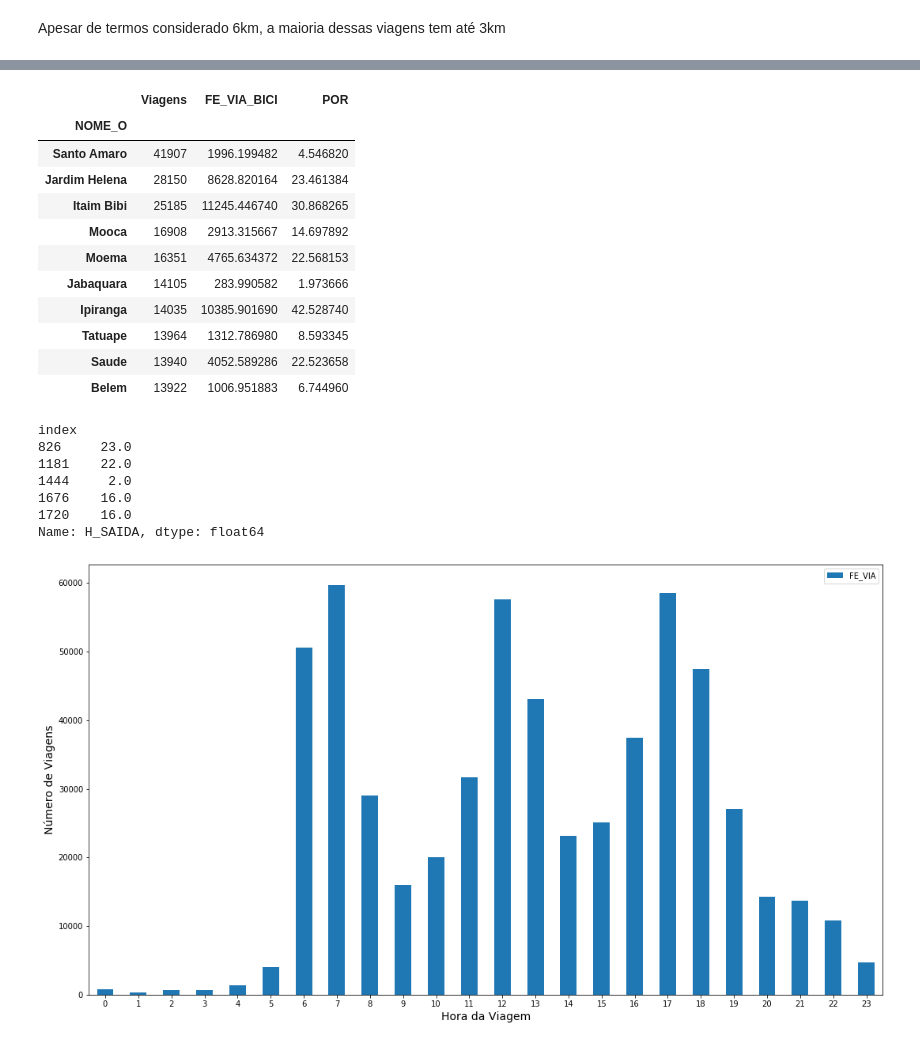
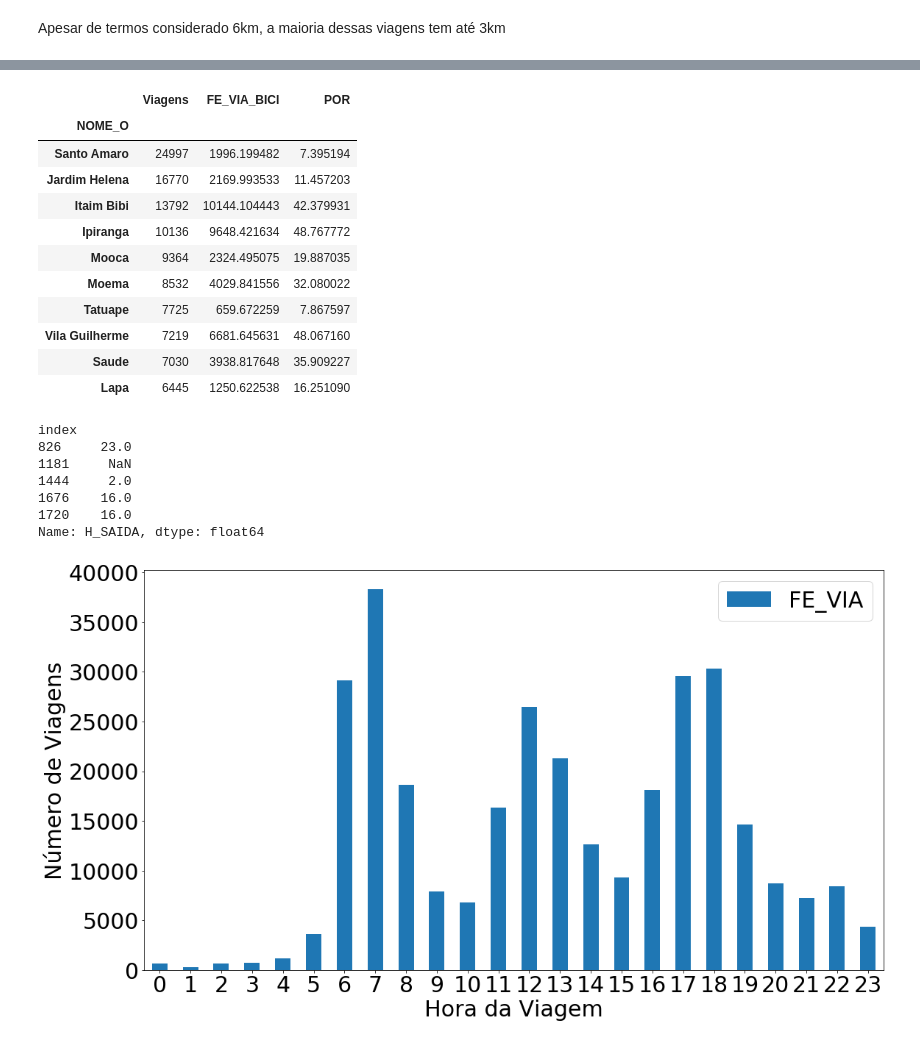
Before and after one commit to ezambomsantana/analise_od, a Jupyter notebook: notebook/Bike Analysis.ipynb, the cells around one changed output, grey strips where cells are left out. Saved outputs shown, nothing was run; the diff lists cells and outputs as text; code cells hidden in the pictures.

```diff
--- a/notebook/Bike Analysis.ipynb
+++ b/notebook/Bike Analysis.ipynb
@@ -13,6 +13,8 @@ import matplotlib as mpl
 import geopy.distance
 # %%
 # define algumas funções importantes
+
+plt.rcParams.update({'font.size': 30})
 
 # utilizada para calcular a media ponderada usando o FE_VIA
 def calculate_weighted_mean(data):
@@ -315,6 +312,13 @@ sns.boxplot(x="MODOPRIN", y="DISTANCE", data=total, palette="muted", showfliers
 # %% [markdown]
 Apesar das viagens de bicicletas serem menores que as de carro, metade das viagens de carro tem distâncias iguais ou menores que 75% viagens de bicicletas
 # %%
+# Remove menores de 15 anos e maiores de 60
+data17 = data17[data17['IDADE'] >= 18]
+data17 = data17[data17['IDADE'] <= 55]
+
+data17 = data17[data17['MOTIVO_D'] != 5]
+data17 = data17[data17['MOTIVO_D'] != 6]
+
 flows = pd.read_csv("../data/flows.csv", encoding='latin-1')
 lines = []
 viagens = []
@@ -421,22 +425,22 @@ total.head(10)
 # %% [output]
 |  | Viagens | FE_VIA_BICI | POR |
 | NOME_O |  |  |  |
-| Santo Amaro | 41907 | 1996.199482 | 4.546820 |
-| Jardim Helena | 28150 | 8628.820164 | 23.461384 |
-| Itaim Bibi | 25185 | 11245.446740 | 30.868265 |
-| Mooca | 16908 | 2913.315667 | 14.697892 |
-| Moema | 16351 | 4765.634372 | 22.568153 |
-| Jabaquara | 14105 | 283.990582 | 1.973666 |
-| Ipiranga | 14035 | 10385.901690 | 42.528740 |
-| Tatuape | 13964 | 1312.786980 | 8.593345 |
-| Saude | 13940 | 4052.589286 | 22.523658 |
-| Belem | 13922 | 1006.951883 | 6.744960 |
+| Santo Amaro | 24997 | 1996.199482 | 7.395194 |
+| Jardim Helena | 16770 | 2169.993533 | 11.457203 |
+| Itaim Bibi | 13792 | 10144.104443 | 42.379931 |
+| Ipiranga | 10136 | 9648.421634 | 48.767772 |
+| Mooca | 9364 | 2324.495075 | 19.887035 |
+| Moema | 8532 | 4029.841556 | 32.080022 |
+| Tatuape | 7725 | 659.672259 | 7.867597 |
+| Vila Guilherme | 7219 | 6681.645631 | 48.067160 |
+| Saude | 7030 | 3938.817648 | 35.909227 |
+| Lapa | 6445 | 1250.622538 | 16.251090 |
 # %%
 flows['H_SAIDA'].head()
 # %% [output]
 index
 826     23.0
-1181    22.0
+1181     NaN
 1444     2.0
 1676    16.0
 1720    16.0
@@ -444,18 +448,18 @@ Name: H_SAIDA, dtype: float64
 # %%
 hsaida = flows[['H_SAIDA', 'FE_VIA']].groupby(['H_SAIDA']).sum().sort_values(by=['H_SAIDA']).reset_index()
 hsaida.columns = ['H_SAIDA', 'FE_VIA']
 
 hsaida['H_SAIDA'] = hsaida['H_SAIDA'].astype(int)
 
 ax = hsaida.plot.bar(x='H_SAIDA', y='FE_VIA', rot=0)
 ax.figure.set_size_inches(18,10)
 
-plt.xlabel('Hora da Viagem', fontsize=14)
-plt.ylabel('Número de Viagens', fontsize=14)
+plt.xlabel('Hora da Viagem')
+plt.ylabel('Número de Viagens')
 
 plt.show()
 # %% [output]
-[figure, old version]
+[figure, new version]
 # %%
 flows = pd.read_csv("../data/flows_public.csv", encoding='latin-1')
 lines = []
```
Also changed, not shown: parts of 17 cells of this notebook, 10 other files.
